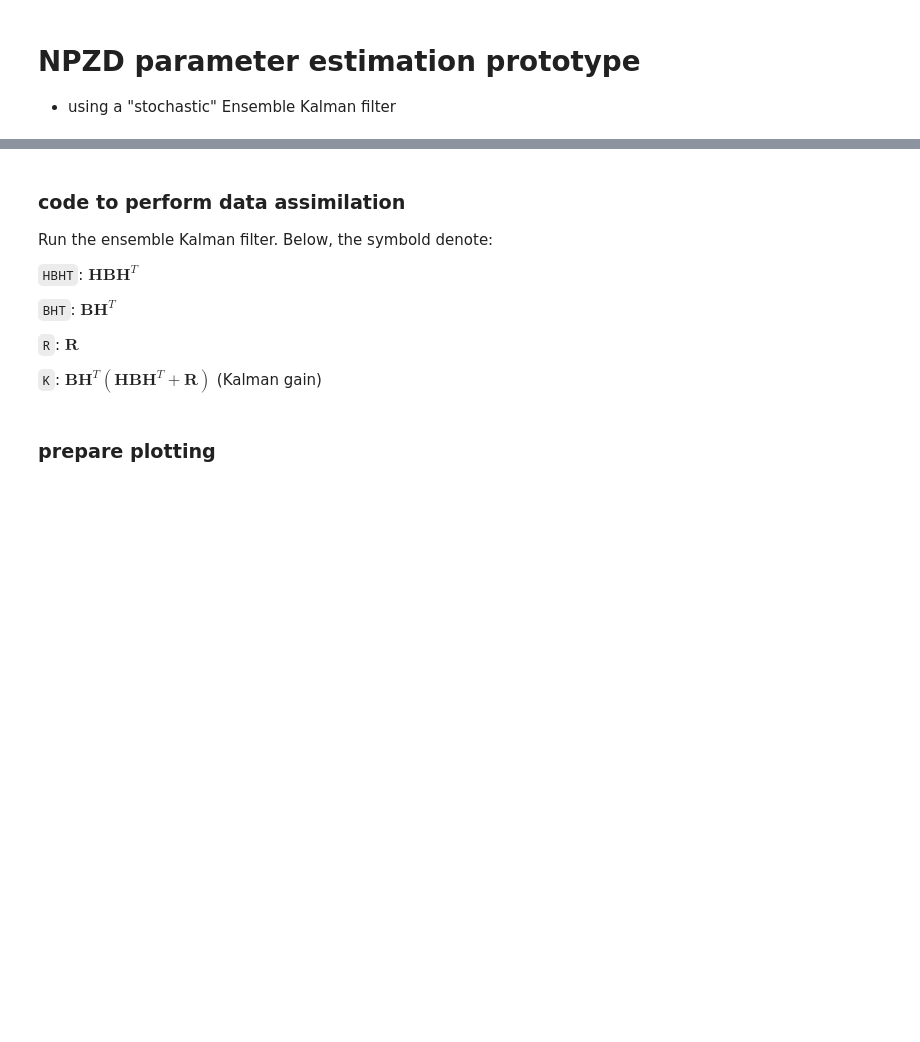
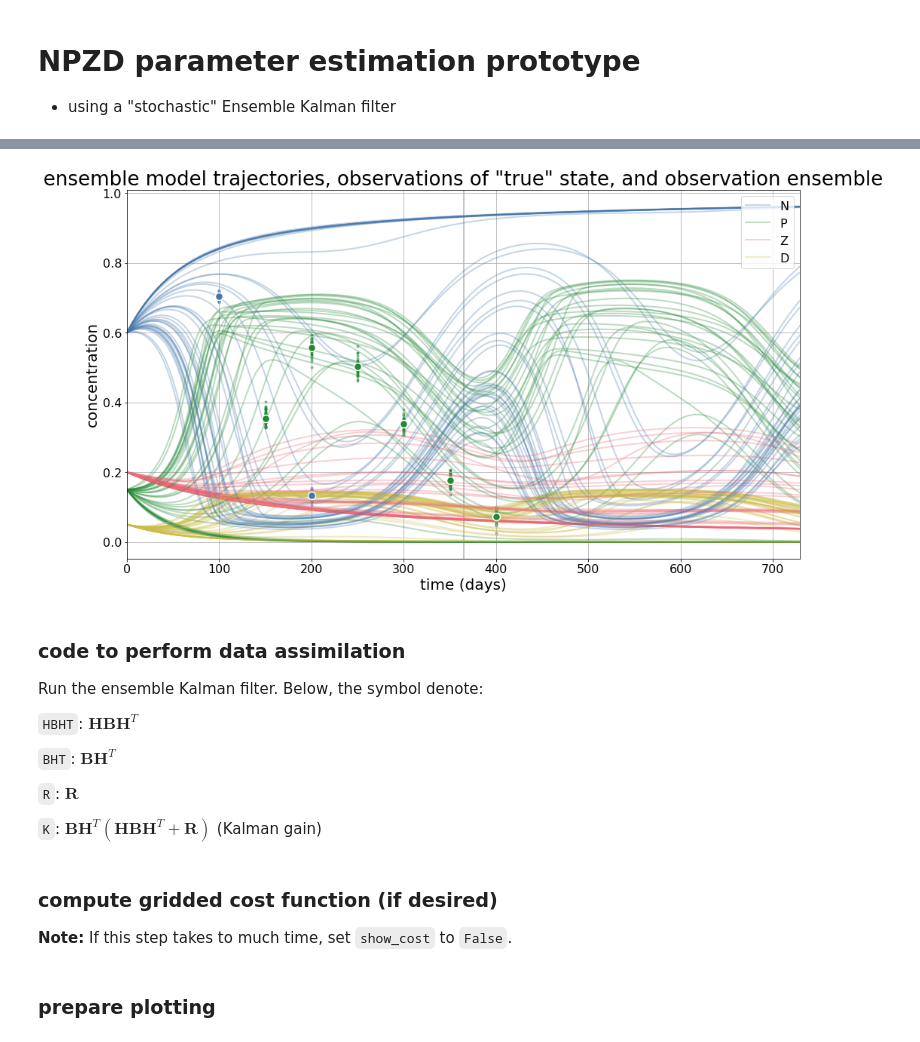
Before and after one commit to jpmattern/obm-primer, a Jupyter notebook: parameter_estimation.ipynb, the cells around one changed output, grey strips where cells are left out. Cells and saved outputs as stored; diff of their text form; code cells hidden in the pictures; blank space fills up the shorter version.

```diff
--- a/parameter_estimation.ipynb
+++ b/parameter_estimation.ipynb
@@ -113,7 +235,35 @@ for iens in range(n_ens):
+# %%
+# upper limit on number of trajectories to include in plot
+max_plot = 50
+
+fig, ax = plt.subplots()
+for iens, params in enumerate(X[:, :max_plot].T):
+    trajectory = run_model(parameter_values=params)
+    label = None
+    for i, name in enumerate(('N','P','Z', 'D')):
+        if iens == 0:
+            label = name
+        ax.plot(t, trajectory[:,i], color=colors[name], label=label, lw=2, alpha=0.3)
+
+for oi, y, y_ens in zip(obs_info, obs, Y):
+    ax.errorbar(x=t[oi[0]], y=y, yerr=oi[2], color=colors[oi[1]], marker='o',
+                markeredgecolor='white', markeredgewidth=1.5, lw=3, markersize=10)
+    ax.scatter(x=np.full(y_ens.size, fill_value=t[oi[0]]), y=y_ens, color=colors[oi[1]], marker='.', alpha=0.5)
+
+ax.axvline(365, color='0.7', zorder=0)
+
+ax.set(title='ensemble model trajectories, observations of "true" state, and observation ensemble',
+       xlabel='time (days)', ylabel='concentration', xlim=(t[0], t[-1]))
+ax.grid(True)
+ax.legend(loc='upper right')
+
+None
+# %% [output]
+[figure, added]
 # %% [markdown]
 ### code to perform data assimilation
 
-Run the ensemble Kalman filter. Below, the symbold denote:
+Run the ensemble Kalman filter. Below, the symbol denote:
 
 `HBHT`: $\mathbf{H}\mathbf{B}\mathbf{H}^T$
 
@@ -136,3 +286,7 @@ for iens in range(n_ens):
 
 # one-line version
 #X_post = X + np.array([K @ (y - Hx) for y, Hx in zip(Y.T, HX.T)]).T
+# %% [markdown]
+### compute gridded cost function (if desired)
+
+**Note:** If this step takes to much time, set `show_cost` to `False`.
```
Also changed, not shown: parts of 26 cells of this notebook.
